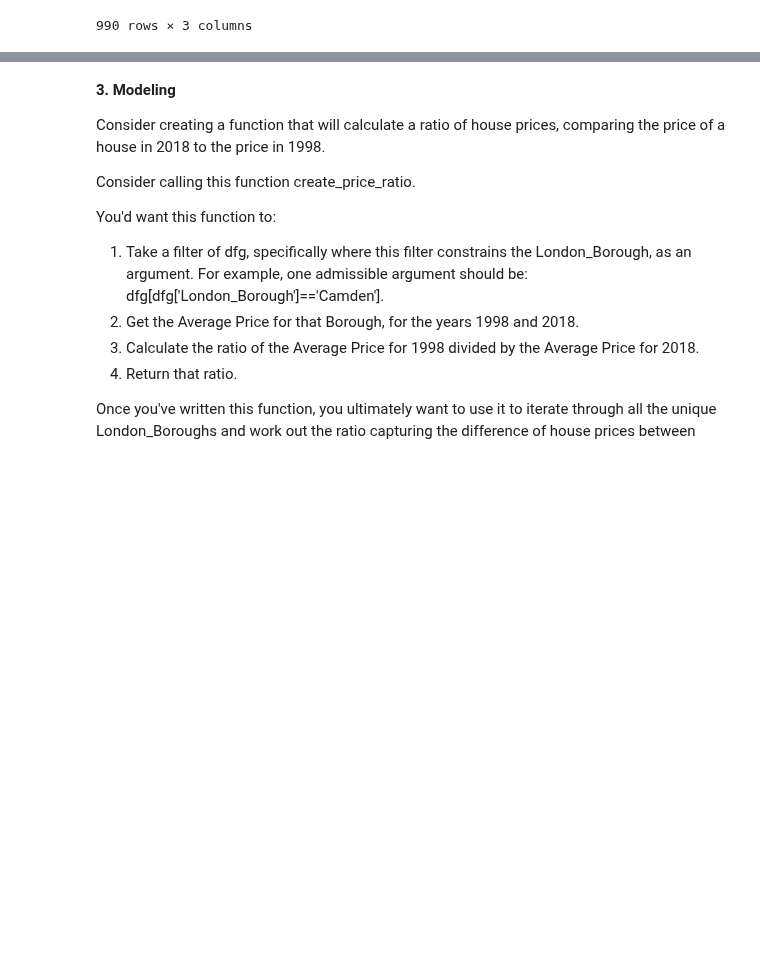
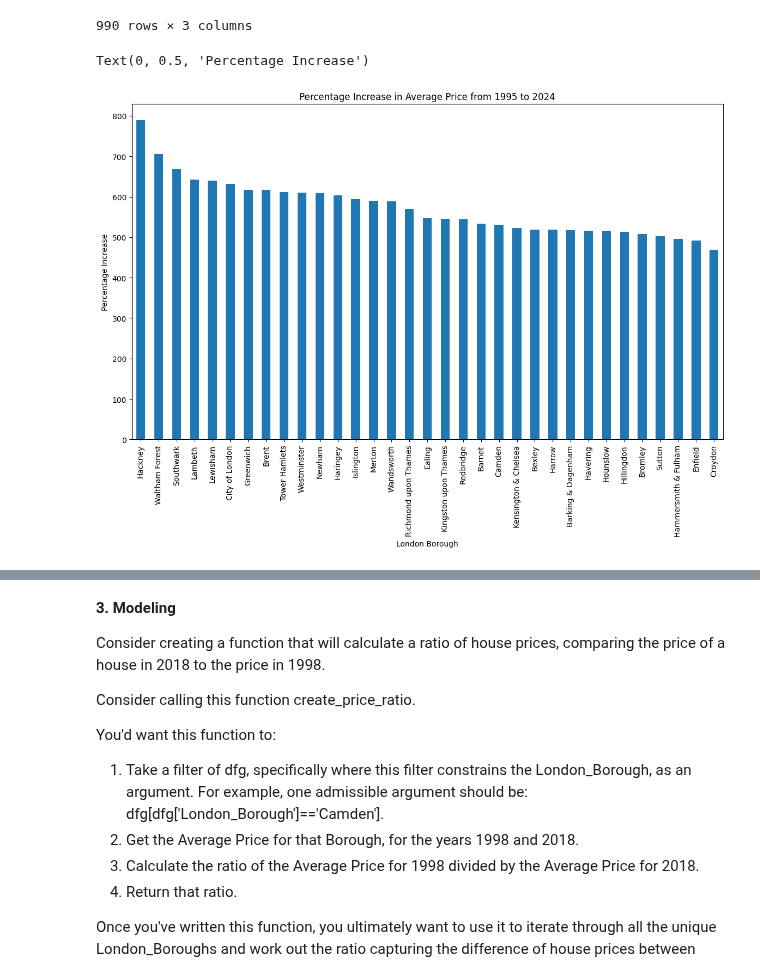
Before and after one commit to akshatha1017/Springboard, a Jupyter notebook: Unit_4_Challenge_Tier_3.ipynb, the cells around one changed output, grey strips where cells are left out. Saved outputs shown, nothing was run; the diff lists cells and outputs as text; code cells hidden in the pictures; blank space fills up the shorter version.

```diff
--- a/Unit_4_Challenge_Tier_3.ipynb
+++ b/Unit_4_Challenge_Tier_3.ipynb
@@ -437,3 +445,23 @@ dfg
 | 988 | Westminster | 2023 | 1.097370e+06 |
 | 989 | Westminster | 2024 | 9.484373e+05 |
 990 rows × 3 columns
+# %%
+df_1995 = dfg[dfg['Year'] == 1995][['London_Borough', 'Average']].rename(columns={'Average': 'Average_1995'})
+df_1995
+df_2024 = dfg[dfg['Year'] == 2024][['London_Borough', "Average"]].rename(columns={'Average': 'Average_2024'})
+df_2024
+df_merged = pd.merge(df_1995,df_2024, on = "London_Borough" )
+df_merged
+df_merged["Percentage Increase"] = ((df_merged['Average_2024'] - df_merged['Average_1995'])/ df_merged['Average_1995']) * 100
+df_merged
+df_merged = df_merged.sort_values(by= "Percentage Increase", ascending=False)
+ax = df_merged.set_index('London_Borough')['Percentage Increase'].plot(kind='bar', figsize=(14, 8), colormap='tab20')
+ax
+
+# Set the title and labels
+ax.set_title('Percentage Increase in Average Price from 1995 to 2024')
+ax.set_xlabel('London Borough')
+ax.set_ylabel('Percentage Increase')
+# %% [output]
+Text(0, 0.5, 'Percentage Increase')
+[figure, added]
```
Also changed, not shown: parts of 5 cells of this notebook, 1 other file.
